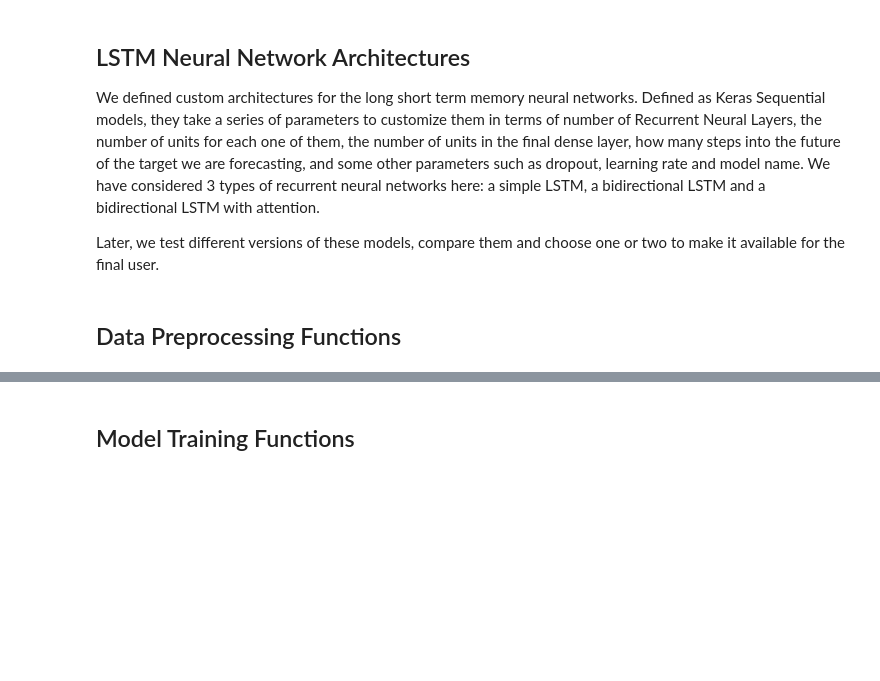
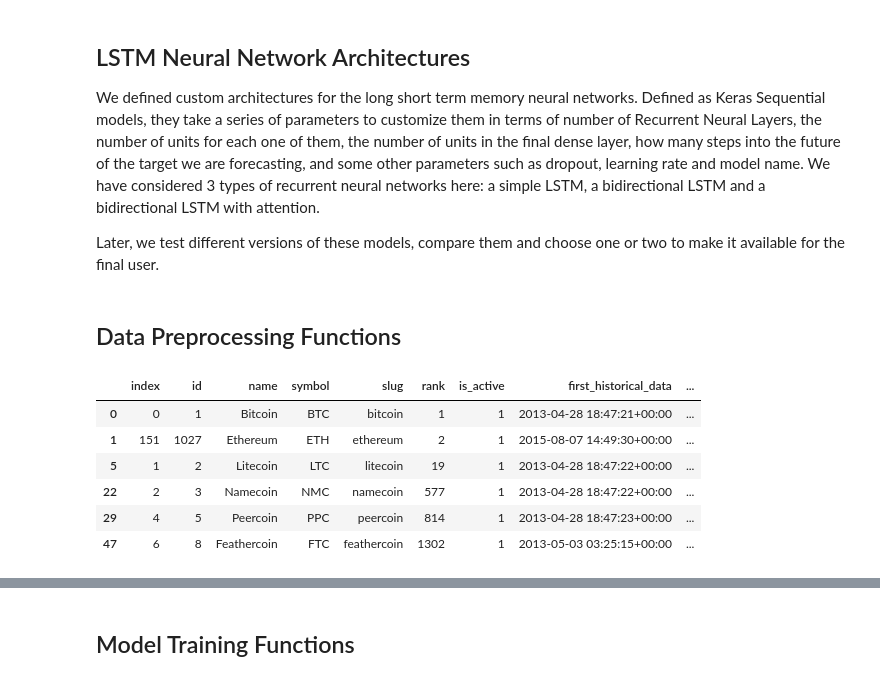
Before and after one commit to andres-pb/DS4A_project, a Jupyter notebook: model_selection_report.ipynb.ipynb, the cells around one changed output, grey strips where cells are left out. Cells and saved outputs as stored; diff of their text form; code cells hidden in the pictures; blank space fills up the shorter version.

```diff
--- a/model_selection_report.ipynb.ipynb
+++ b/model_selection_report.ipynb.ipynb
@@ -399,3 +400,30 @@ def prep_data(df, timesteps, test_days=365, scaler=None):
     test_dates = df.iloc[-test_days:, :].index
 
     return X_train, y_train, X_test, y_test, scaler, test_dates
+# %%
+from app import CoinMarketCap
+
+load_dotenv()
+mktcap_key = environ.get('COIN_MKTCAP_KEY')
+cmc = CoinMarketCap(mktcap_key)
+coins_df = cmc.get_top_coins(100)
+
+COINS_SELECTION = [
+    'BTC',
+    'NMC',
+    'FTC',
+    'PPC',
+    'LTC',
+    'ETH'
+]
+
+coins_df = coins_df[coins_df['symbol'].isin(COINS_SELECTION)]
+coins_df
+# %% [output]
+|  | index | id | name | symbol | slug | rank | is_active | first_historical_data | ... |
+| 0 | 0 | 1 | Bitcoin | BTC | bitcoin | 1 | 1 | 2013-04-28 18:47:21+00:00 | ... |
+| 1 | 151 | 1027 | Ethereum | ETH | ethereum | 2 | 1 | 2015-08-07 14:49:30+00:00 | ... |
+| 5 | 1 | 2 | Litecoin | LTC | litecoin | 19 | 1 | 2013-04-28 18:47:22+00:00 | ... |
+| 22 | 2 | 3 | Namecoin | NMC | namecoin | 577 | 1 | 2013-04-28 18:47:22+00:00 | ... |
+| 29 | 4 | 5 | Peercoin | PPC | peercoin | 814 | 1 | 2013-04-28 18:47:23+00:00 | ... |
+| 47 | 6 | 8 | Feathercoin | FTC | feathercoin | 1302 | 1 | 2013-05-03 03:25:15+00:00 | ... |
```
Also changed, not shown: parts of 2 cells of this notebook.
